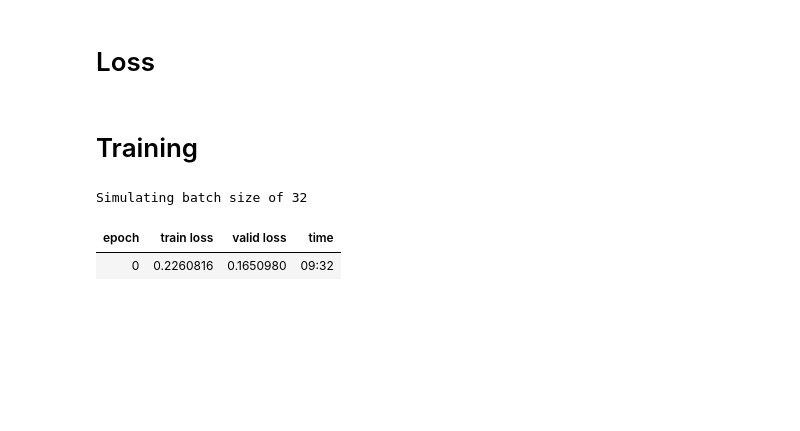
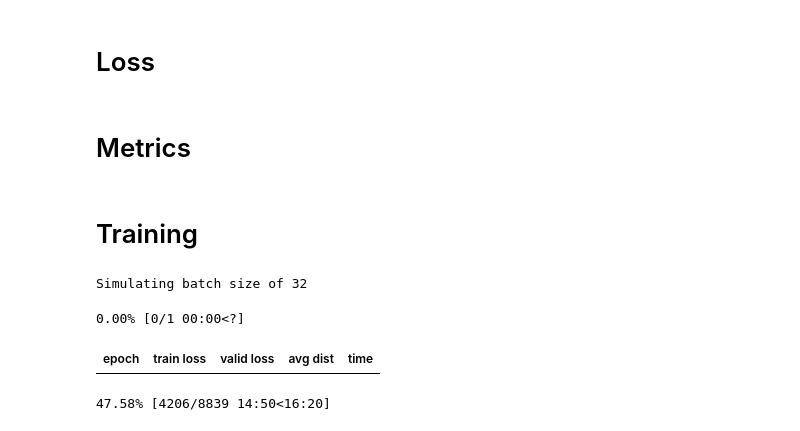
Before and after one commit to Quinniboi10/jupyter-hub, a Jupyter notebook: stanford-rna.ipynb, the cells around one changed output. Cells and saved outputs as stored; diff of their text form; code cells hidden in the pictures; blank space fills up the shorter version.

Commit message:
Better arch and loss, net metric

```diff
--- a/stanford-rna.ipynb
+++ b/stanford-rna.ipynb
@@ -250,8 +246,8 @@ from time import time
 torch.backends.cuda.matmul.allow_tf32 = True
 torch.backends.cuda.enable_flash_sdp(True)
 # %%
-bs = 64
-test_bs = 4
+bs = 2
+test_bs = 1
 num_epochs = 1
 # %%
 def split_str(k, s):
@@ -535,14 +610,2 @@ class KabschRMSDLoss(nn.Module):
-# %%
-class HybridLoss(nn.Module):
-    def __init__(self, alpha = 0.1, beta = 1.0):
-        super().__init__()
-        self.a = alpha
-        self.b = beta
-        self.mse = MSELoss()
-        self.rmsd = KabschRMSDLoss()
-    def forward(self, out, tgt):
-        self.mse.learner = self.learner
-        self.rmsd.learner = self.learner
-        mse = self.mse(out, tgt)
-        rmsd = self.rmsd(out, tgt)
-        return mse * self.a + rmsd * self.b
+# %% [markdown]
+# Metrics
@@ -550,20 +670,20 @@ class HybridLoss(nn.Module):
 # Training
 # %%
 from ember import Learner
-from ember.metric import *
 
 model = Model()
 optim = torch.optim.AdamW(model.parameters())
-learner = Learner(model, optim, train_loader, test_loader, loss_fn=HybridLoss(), clip_grads=1, accum=2,
-                 metrics = [LRMetric(), TrainLossMetric(), ValidLossMetric()]
+learner = Learner(model, optim, train_loader, test_loader, loss_fn=HybridLoss(), clip_grads=1, accum=16,
+                 metrics = [LRMetric(), TrainLossMetric(), ValidLossMetric(), AvgDistMetric()]
 )
 
 learner.fit_one_cycle(num_epochs, max_lr=1e-3)
 
-learner.save("./exports/model")
+learner.save("./exports/stanford/model")
 # %% [output]
 Simulating batch size of 32
+0.00% [0/1 00:00<?]
-| epoch | train loss | valid loss | time |
-| 0 | 0.2260816 | 0.1650980 | 09:32 |
+| epoch | train loss | valid loss | avg dist | time |
+47.58% [4206/8839 14:50<16:20]
 # %%
 learner.recorder.plot("train loss", "valid loss")
```
Also changed, not shown: parts of 10 cells of this notebook, 1 other file.
